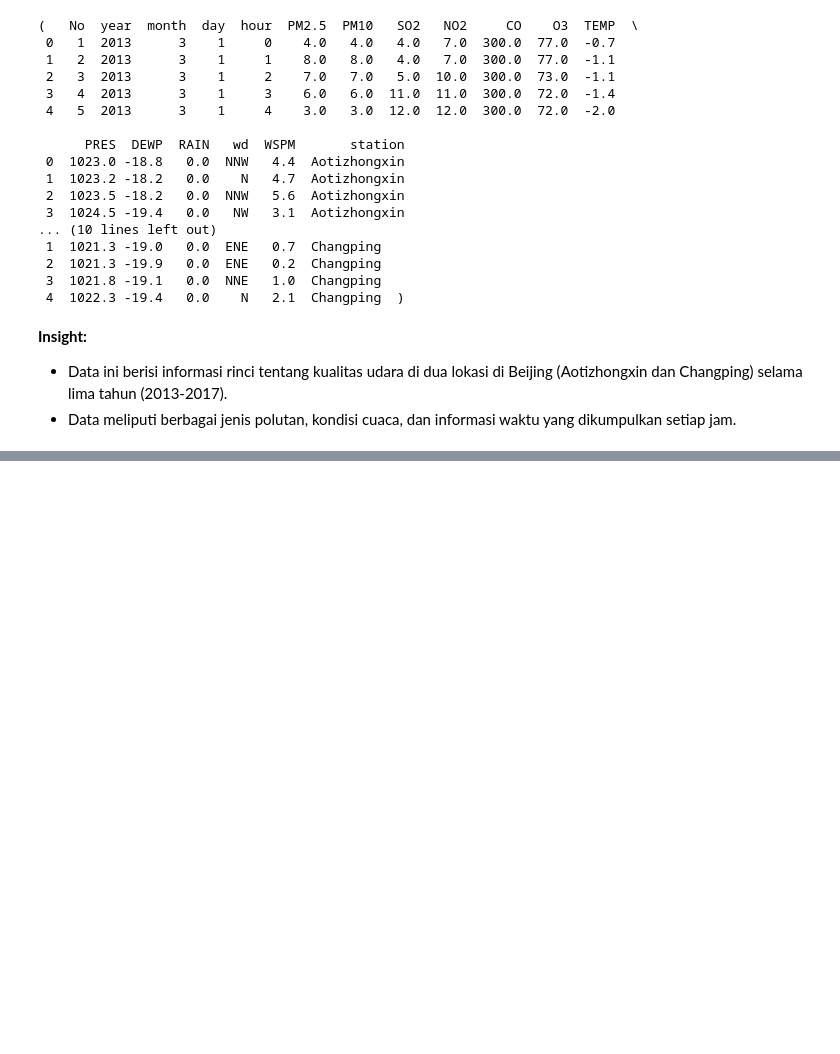
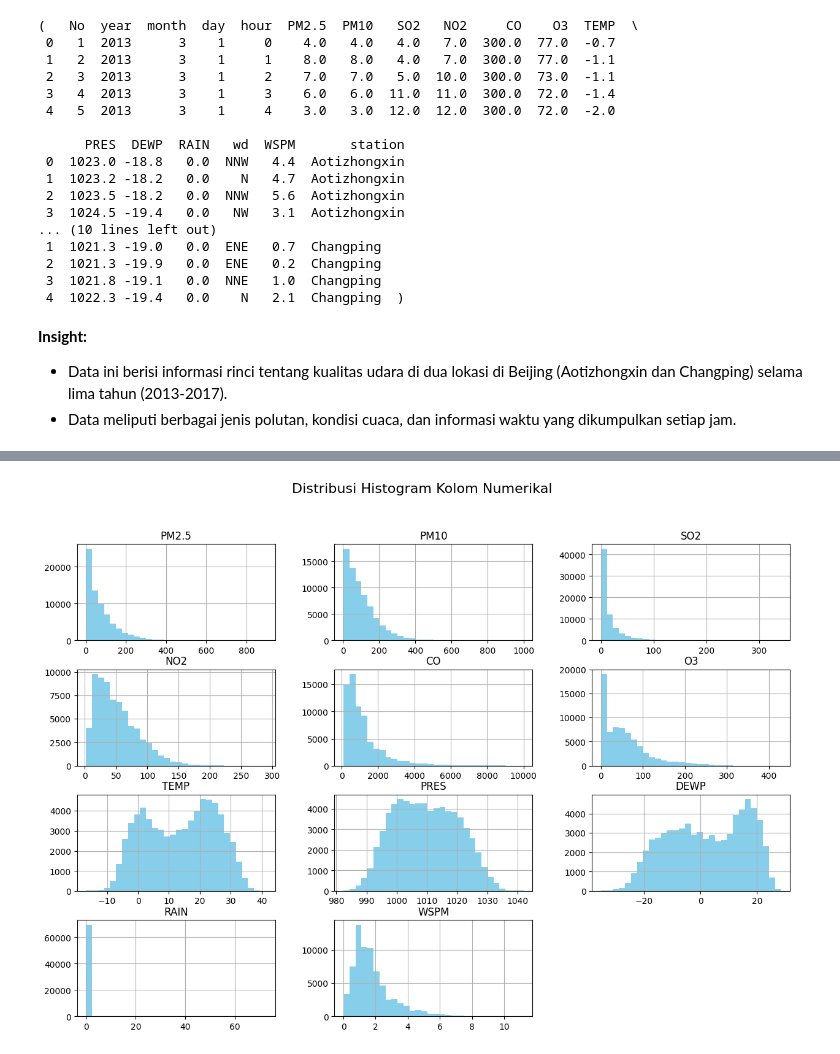
Before and after one commit to paizramadhan/analisis-data-dicoding, a Jupyter notebook: notebook.ipynb, the cells around one changed output, grey strips where cells are left out. Saved outputs shown, nothing was run; the diff lists cells and outputs as text; code cells hidden in the pictures; blank space fills up the shorter version.

```diff
--- a/notebook.ipynb
+++ b/notebook.ipynb
@@ -289,0 +189,5 @@ Analisis data kualitas udara di stasiun Aotizhongxin dan Changping menunjukkan a
+# %%
+df['wd'] = df['wd'].astype('category')
+df['station'] = df['station'].astype('category')
+
+print('tipe data setelah diubah\n', df.dtypes)
@@ -289,0 +217,7 @@ Analisis data kualitas udara di stasiun Aotizhongxin dan Changping menunjukkan a
+# %%
+from sklearn.impute import KNNImputer
+df_imputed = df.copy()
+
+imputer = KNNImputer(n_neighbors=5, weights='uniform')
+df_imputed[numeric_cols] = pd.DataFrame(
+    imputer.fit_transform(df[numeric_cols]), columns=numeric_cols)
@@ -289,0 +252,7 @@ Analisis data kualitas udara di stasiun Aotizhongxin dan Changping menunjukkan a
+# %%
+wd_mode = df_imputed['wd'].mode()[0]
+
+df_imputed['wd'].fillna(wd_mode, inplace=True)
+
+print(
+    f"Jumlah nilai yang hilang setelah imputasi:\n{df_imputed.isnull().sum()}")
@@ -289,0 +310,4 @@ Analisis data kualitas udara di stasiun Aotizhongxin dan Changping menunjukkan a
+# %%
+df_imputed['datetime'] = pd.to_datetime(
+    df_imputed[['year', 'month', 'day', 'hour']])
+df_imputed.set_index('datetime', inplace=True)
@@ -289,0 +334,7 @@ Analisis data kualitas udara di stasiun Aotizhongxin dan Changping menunjukkan a
+# %%
+df_imputed[numeric_cols].hist(bins=30, figsize=(
+    15, 10), layout=(4, 3), color='skyblue')
+plt.suptitle('Distribusi Histogram Kolom Numerikal', fontsize=16)
+plt.show()
+# %% [output]
+[figure, added]
```
Also changed, not shown: parts of 94 cells of this notebook, 3 other files.
